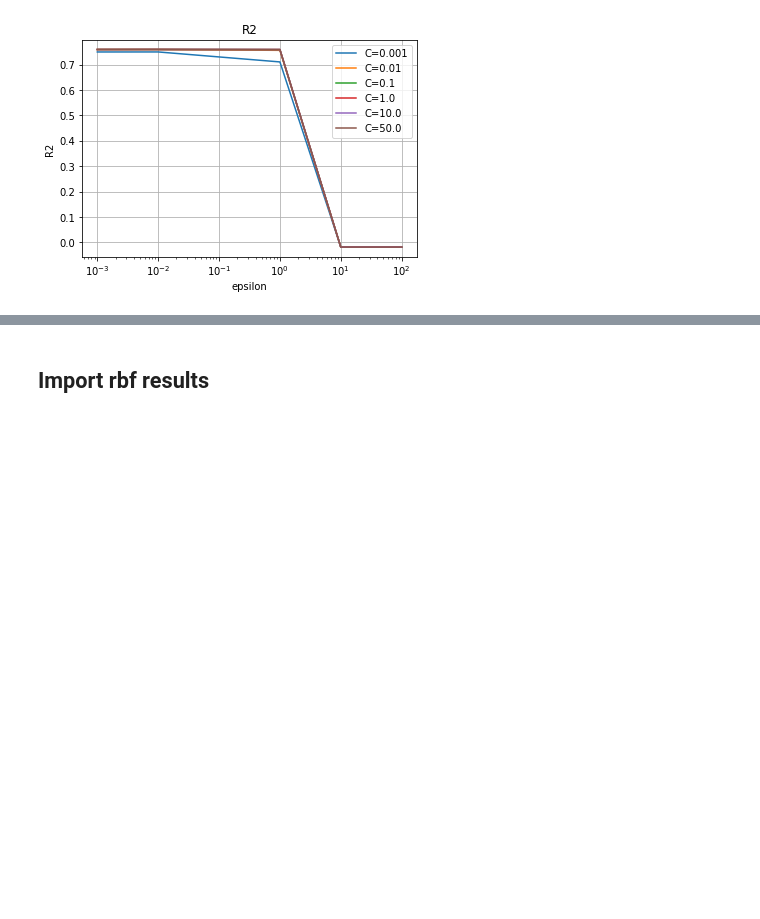
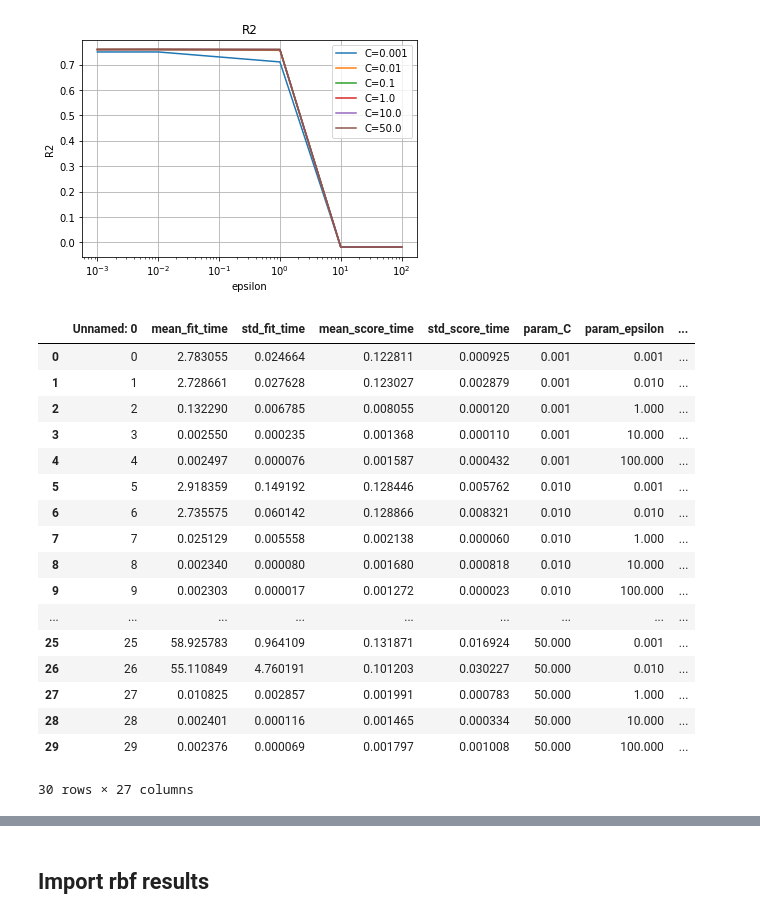
Before and after one commit to kubasikora/WMH-Projekt, a Jupyter notebook: GridSearchResults.ipynb, the cells around one changed output, grey strips where cells are left out. Cells and saved outputs as stored; diff of their text form; code cells hidden in the pictures; blank space fills up the shorter version.

```diff
--- a/GridSearchResults.ipynb
+++ b/GridSearchResults.ipynb
@@ -181,3 +184,24 @@ plt.legend()
 plt.show()
 # %% [output]
 [figure]
+# %%
+linear_df
+# %% [output]
+|  | Unnamed: 0 | mean_fit_time | std_fit_time | mean_score_time | std_score_time | param_C | param_epsilon | ... |
+| 0 | 0 | 2.783055 | 0.024664 | 0.122811 | 0.000925 | 0.001 | 0.001 | ... |
+| 1 | 1 | 2.728661 | 0.027628 | 0.123027 | 0.002879 | 0.001 | 0.010 | ... |
+| 2 | 2 | 0.132290 | 0.006785 | 0.008055 | 0.000120 | 0.001 | 1.000 | ... |
+| 3 | 3 | 0.002550 | 0.000235 | 0.001368 | 0.000110 | 0.001 | 10.000 | ... |
+| 4 | 4 | 0.002497 | 0.000076 | 0.001587 | 0.000432 | 0.001 | 100.000 | ... |
+| 5 | 5 | 2.918359 | 0.149192 | 0.128446 | 0.005762 | 0.010 | 0.001 | ... |
+| 6 | 6 | 2.735575 | 0.060142 | 0.128866 | 0.008321 | 0.010 | 0.010 | ... |
+| 7 | 7 | 0.025129 | 0.005558 | 0.002138 | 0.000060 | 0.010 | 1.000 | ... |
+| 8 | 8 | 0.002340 | 0.000080 | 0.001680 | 0.000818 | 0.010 | 10.000 | ... |
+| 9 | 9 | 0.002303 | 0.000017 | 0.001272 | 0.000023 | 0.010 | 100.000 | ... |
+| ... | ... | ... | ... | ... | ... | ... | ... | ... |
+| 25 | 25 | 58.925783 | 0.964109 | 0.131871 | 0.016924 | 50.000 | 0.001 | ... |
+| 26 | 26 | 55.110849 | 4.760191 | 0.101203 | 0.030227 | 50.000 | 0.010 | ... |
+| 27 | 27 | 0.010825 | 0.002857 | 0.001991 | 0.000783 | 50.000 | 1.000 | ... |
+| 28 | 28 | 0.002401 | 0.000116 | 0.001465 | 0.000334 | 50.000 | 10.000 | ... |
+| 29 | 29 | 0.002376 | 0.000069 | 0.001797 | 0.001008 | 50.000 | 100.000 | ... |
+30 rows × 27 columns
```
Also changed, not shown: parts of 7 cells of this notebook, 10 other files.
